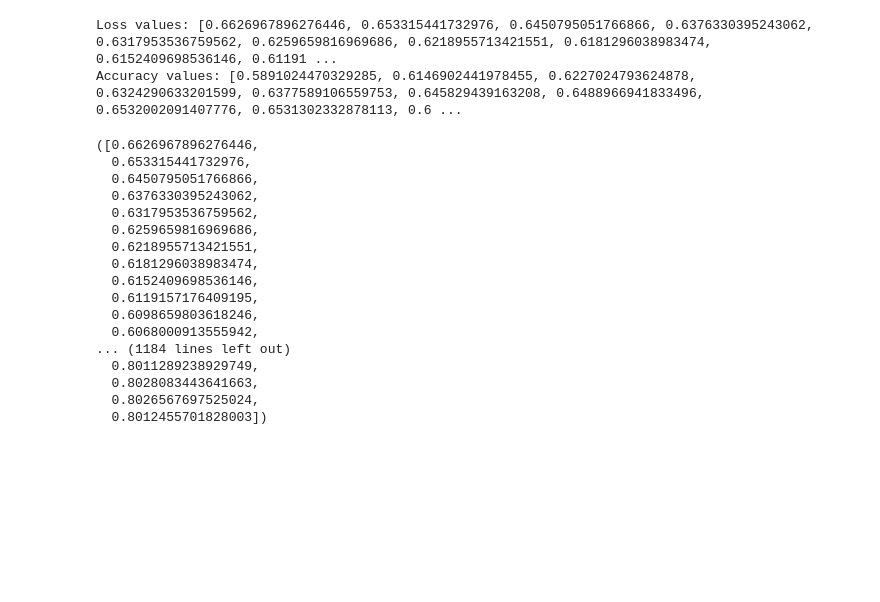
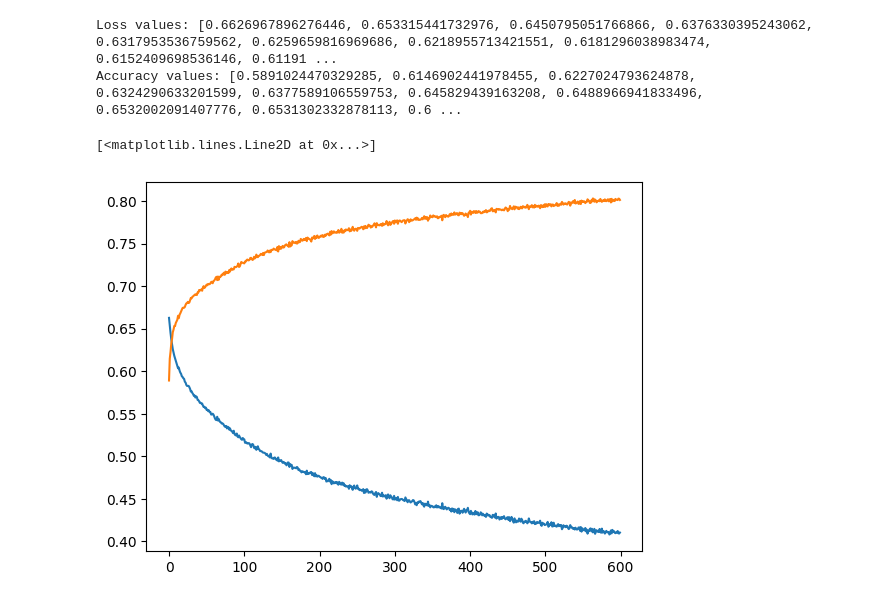
Before and after one commit to SirAfshin/EEG_PlayGround, a Jupyter notebook: notebooks/test_model.ipynb, the cells around one changed output. Drawn from its saved outputs; the diff is of its cells as text; code cells hidden in the pictures; blank space fills up the shorter version.

```diff
--- a/notebooks/test_model.ipynb
+++ b/notebooks/test_model.ipynb
@@ -691,23 +691,11 @@ Loss values: [0.6626967896276446, 0.653315441732976, 0.6450795051766866, 0.63763
 Accuracy values: [0.5891024470329285, 0.6146902441978455, 0.6227024793624878, 0.6324290633201599, 0.6377589106559753, 0.645829439163208, 0.6488966941833496, 0.6532002091407776, 0.6531302332878113, 0.6 ...
 # %%
 from utils.utils import get_loss_acc_from_log
+import matplotlib.pyplot as plt
 file_path = '/home/speech/SA_FILES/codes/SirAfshin/EEG_PlayGround/saves/models/Dreamer_time_series_01/Two_Layer_CNN_Pro/logs/report_1_Dreamer_time_series_01_Two_Layer_CNN_Pro_valence.txt'
-get_loss_acc_from_log(file_path)
+loss, acc  = get_loss_acc_from_log(file_path)
+plt.plot(loss)
+plt.plot(acc)
 # %% [output]
-([0.6626967896276446,
-  0.653315441732976,
-  0.6450795051766866,
-  0.6376330395243062,
-  0.6317953536759562,
-  0.6259659816969686,
-  0.6218955713421551,
-  0.6181296038983474,
-  0.6152409698536146,
-  0.6119157176409195,
-  0.6098659803618246,
-  0.6068000913555942,
-... (1184 lines left out)
-  0.8011289238929749,
-  0.8028083443641663,
-  0.8026567697525024,
-  0.8012455701828003])
+[<matplotlib.lines.Line2D at 0x...>]
+[figure, added]
```
Also changed, not shown: 2 other files.
